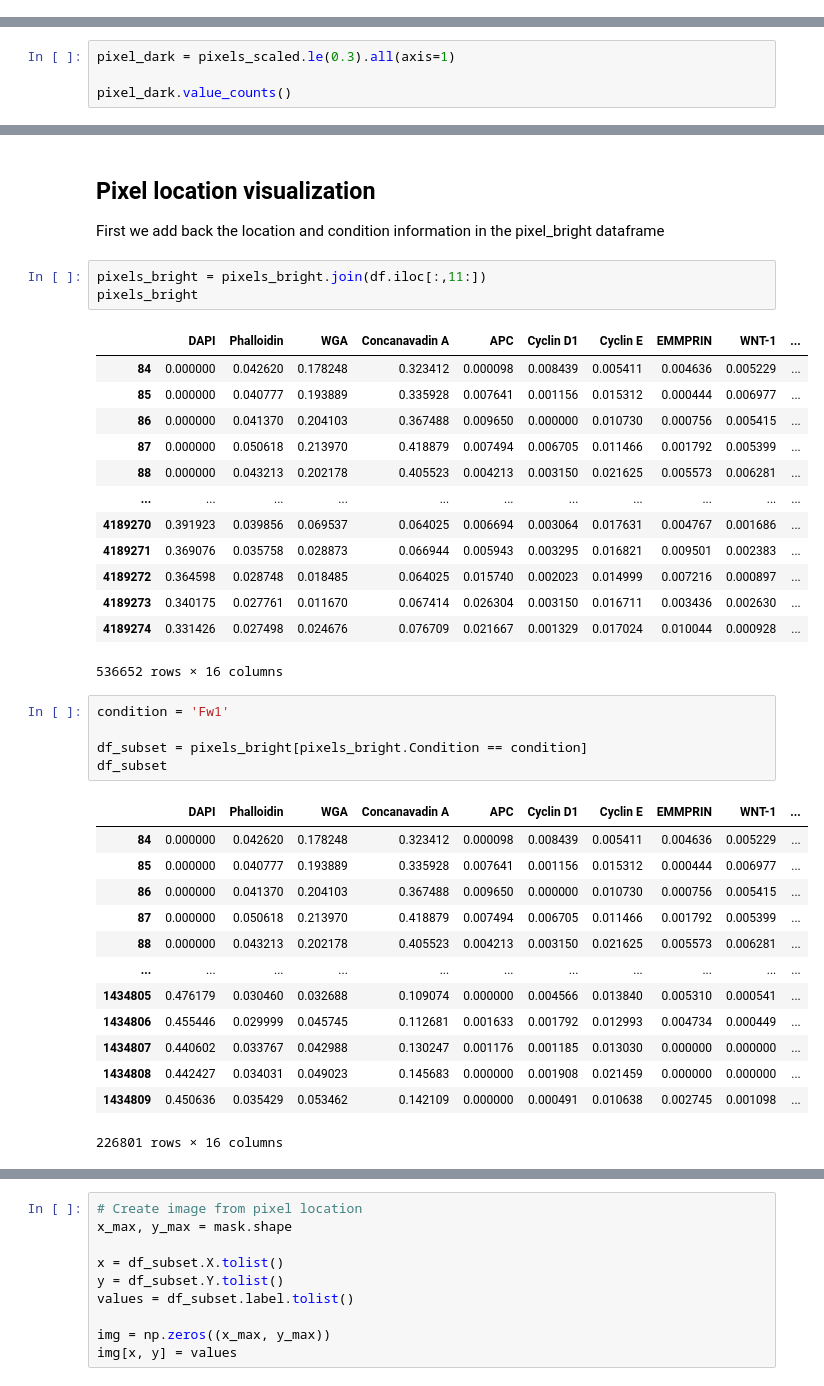
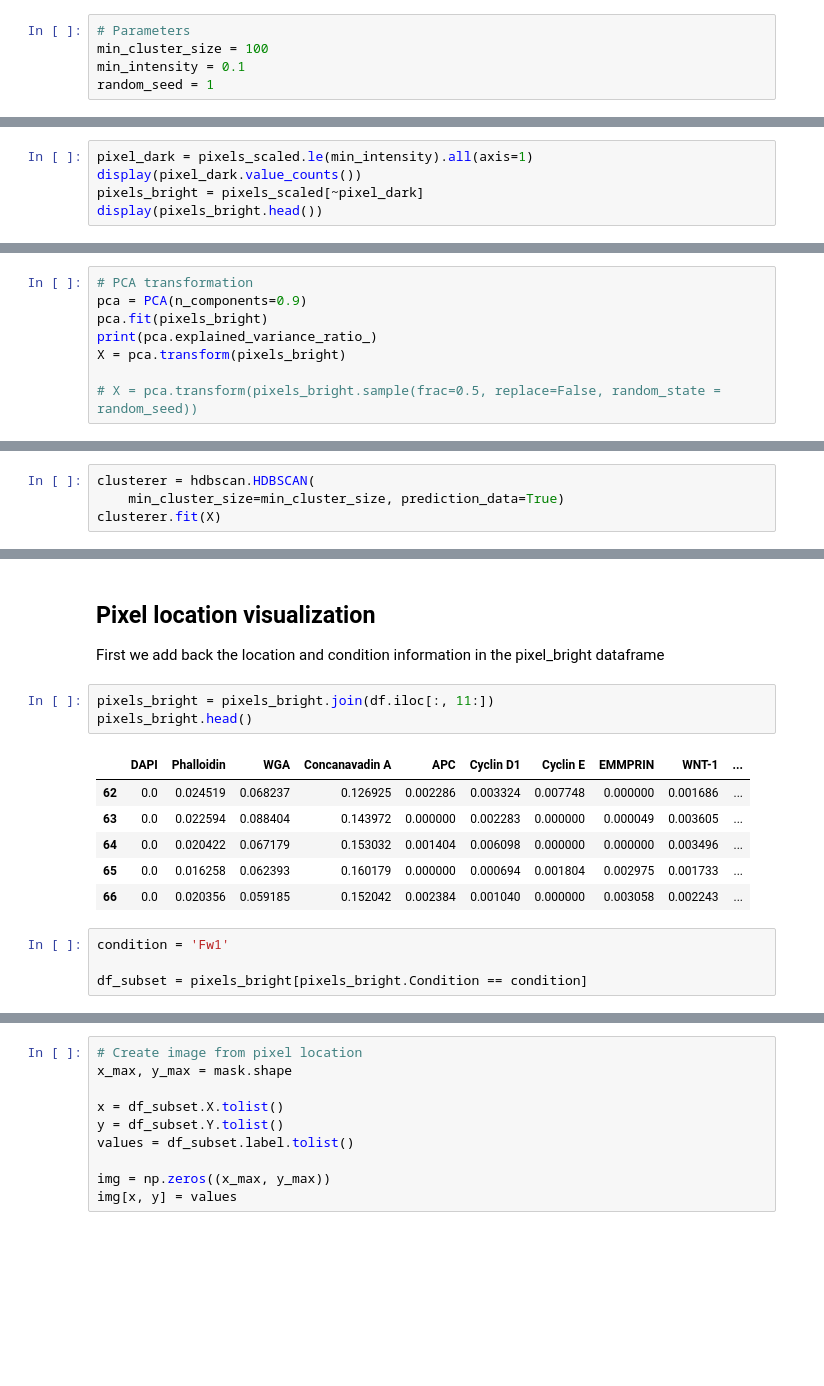
Before and after one commit to thomashu96/Cell-Spatial-Signaling, a Jupyter notebook: notebooks/06_pixel_level_clustering.ipynb, the cells around one changed output, grey strips where cells are left out. Drawn from its saved outputs; the diff is of its cells as text; blank space fills up the shorter version.

```diff
--- a/notebooks/06_pixel_level_clustering.ipynb
+++ b/notebooks/06_pixel_level_clustering.ipynb
@@ -30,5 +33,10 @@ if module_path not in sys.path:
     sys.path.append(module_path)
 # %%
 from config import *
+# %%
+# Parameters
+min_cluster_size = 100
+min_intensity = 0.1
+random_seed = 1
 # %% [markdown]
 # Read data
@@ -73,5 +76,6 @@ pixels_scaled.describe()
 # %%
-pixel_dark = pixels_scaled.le(0.3).all(axis=1)
-
-pixel_dark.value_counts()
+pixel_dark = pixels_scaled.le(min_intensity).all(axis=1)
+display(pixel_dark.value_counts())
+pixels_bright = pixels_scaled[~pixel_dark]
+display(pixels_bright.head())
 # %% [output]
@@ -106,0 +100,8 @@ X = pca.transform(pixels_bright)
+# %%
+# PCA transformation
+pca = PCA(n_components=0.9)
+pca.fit(pixels_bright)
+print(pca.explained_variance_ratio_)
+X = pca.transform(pixels_bright)
+
+# X = pca.transform(pixels_bright.sample(frac=0.5, replace=False, random_state = random_seed))
@@ -108,0 +114,4 @@ X = pca.transform(pixels_bright)
+# %%
+clusterer = hdbscan.HDBSCAN(
+    min_cluster_size=min_cluster_size, prediction_data=True)
+clusterer.fit(X)
@@ -258,41 +318,19 @@ ax.set_xticklabels(ax.get_xticklabels(), rotation=45, horizontalalignment='right
 
 First we add back the location and condition information in the pixel_bright dataframe
 # %%
-pixels_bright = pixels_bright.join(df.iloc[:,11:])
-pixels_bright
+pixels_bright = pixels_bright.join(df.iloc[:, 11:])
+pixels_bright.head()
 # %% [output]
 |  | DAPI | Phalloidin | WGA | Concanavadin A | APC | Cyclin D1 | Cyclin E | EMMPRIN | WNT-1 | ... |
-| 84 | 0.000000 | 0.042620 | 0.178248 | 0.323412 | 0.000098 | 0.008439 | 0.005411 | 0.004636 | 0.005229 | ... |
-| 85 | 0.000000 | 0.040777 | 0.193889 | 0.335928 | 0.007641 | 0.001156 | 0.015312 | 0.000444 | 0.006977 | ... |
-| 86 | 0.000000 | 0.041370 | 0.204103 | 0.367488 | 0.009650 | 0.000000 | 0.010730 | 0.000756 | 0.005415 | ... |
-| 87 | 0.000000 | 0.050618 | 0.213970 | 0.418879 | 0.007494 | 0.006705 | 0.011466 | 0.001792 | 0.005399 | ... |
-| 88 | 0.000000 | 0.043213 | 0.202178 | 0.405523 | 0.004213 | 0.003150 | 0.021625 | 0.005573 | 0.006281 | ... |
-| ... | ... | ... | ... | ... | ... | ... | ... | ... | ... | ... |
-| 4189270 | 0.391923 | 0.039856 | 0.069537 | 0.064025 | 0.006694 | 0.003064 | 0.017631 | 0.004767 | 0.001686 | ... |
-| 4189271 | 0.369076 | 0.035758 | 0.028873 | 0.066944 | 0.005943 | 0.003295 | 0.016821 | 0.009501 | 0.002383 | ... |
-| 4189272 | 0.364598 | 0.028748 | 0.018485 | 0.064025 | 0.015740 | 0.002023 | 0.014999 | 0.007216 | 0.000897 | ... |
-| 4189273 | 0.340175 | 0.027761 | 0.011670 | 0.067414 | 0.026304 | 0.003150 | 0.016711 | 0.003436 | 0.002630 | ... |
-| 4189274 | 0.331426 | 0.027498 | 0.024676 | 0.076709 | 0.021667 | 0.001329 | 0.017024 | 0.010044 | 0.000928 | ... |
+| 62 | 0.0 | 0.024519 | 0.068237 | 0.126925 | 0.002286 | 0.003324 | 0.007748 | 0.000000 | 0.001686 | ... |
+| 63 | 0.0 | 0.022594 | 0.088404 | 0.143972 | 0.000000 | 0.002283 | 0.000000 | 0.000049 | 0.003605 | ... |
+| 64 | 0.0 | 0.020422 | 0.067179 | 0.153032 | 0.001404 | 0.006098 | 0.000000 | 0.000000 | 0.003496 | ... |
+| 65 | 0.0 | 0.016258 | 0.062393 | 0.160179 | 0.000000 | 0.000694 | 0.001804 | 0.002975 | 0.001733 | ... |
+| 66 | 0.0 | 0.020356 | 0.059185 | 0.152042 | 0.002384 | 0.001040 | 0.000000 | 0.003058 | 0.002243 | ... |
-536652 rows × 16 columns
 # %%
 condition = 'Fw1'
 
 df_subset = pixels_bright[pixels_bright.Condition == condition]
-df_subset
-# %% [output]
-|  | DAPI | Phalloidin | WGA | Concanavadin A | APC | Cyclin D1 | Cyclin E | EMMPRIN | WNT-1 | ... |
-| 84 | 0.000000 | 0.042620 | 0.178248 | 0.323412 | 0.000098 | 0.008439 | 0.005411 | 0.004636 | 0.005229 | ... |
-| 85 | 0.000000 | 0.040777 | 0.193889 | 0.335928 | 0.007641 | 0.001156 | 0.015312 | 0.000444 | 0.006977 | ... |
-| 86 | 0.000000 | 0.041370 | 0.204103 | 0.367488 | 0.009650 | 0.000000 | 0.010730 | 0.000756 | 0.005415 | ... |
-| 87 | 0.000000 | 0.050618 | 0.213970 | 0.418879 | 0.007494 | 0.006705 | 0.011466 | 0.001792 | 0.005399 | ... |
-| 88 | 0.000000 | 0.043213 | 0.202178 | 0.405523 | 0.004213 | 0.003150 | 0.021625 | 0.005573 | 0.006281 | ... |
-| ... | ... | ... | ... | ... | ... | ... | ... | ... | ... | ... |
-| 1434805 | 0.476179 | 0.030460 | 0.032688 | 0.109074 | 0.000000 | 0.004566 | 0.013840 | 0.005310 | 0.000541 | ... |
-| 1434806 | 0.455446 | 0.029999 | 0.045745 | 0.112681 | 0.001633 | 0.001792 | 0.012993 | 0.004734 | 0.000449 | ... |
-| 1434807 | 0.440602 | 0.033767 | 0.042988 | 0.130247 | 0.001176 | 0.001185 | 0.013030 | 0.000000 | 0.000000 | ... |
-| 1434808 | 0.442427 | 0.034031 | 0.049023 | 0.145683 | 0.000000 | 0.001908 | 0.021459 | 0.000000 | 0.000000 | ... |
-| 1434809 | 0.450636 | 0.035429 | 0.053462 | 0.142109 | 0.000000 | 0.000491 | 0.010638 | 0.002745 | 0.001098 | ... |
-226801 rows × 16 columns
 # %%
 # Read mask image
 def get_masks(mask_folder):
```
Also changed, not shown: parts of 37 cells of this notebook, 6 other files.
